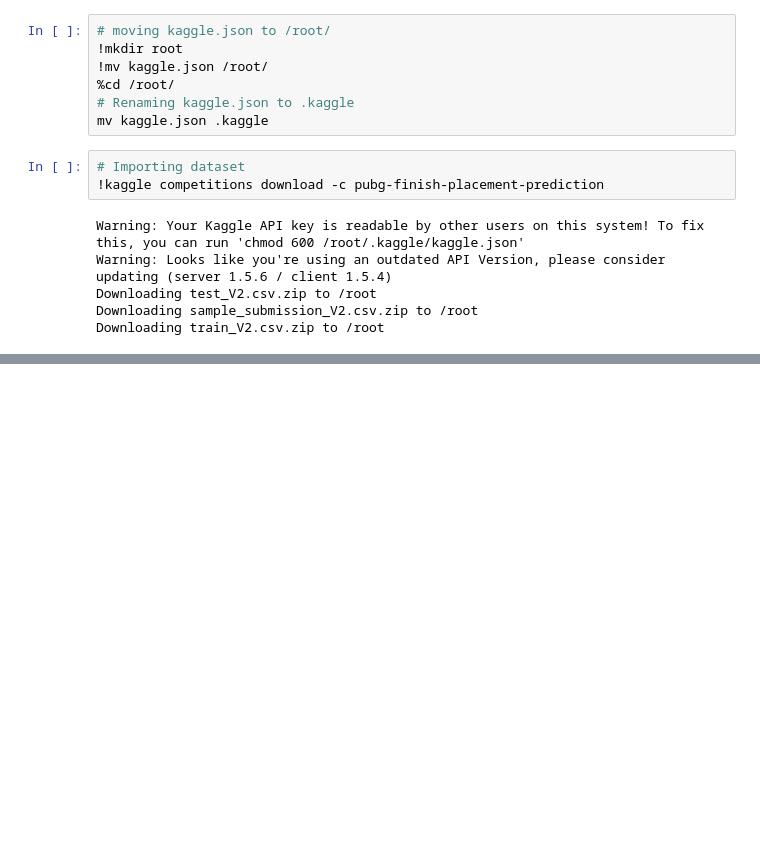
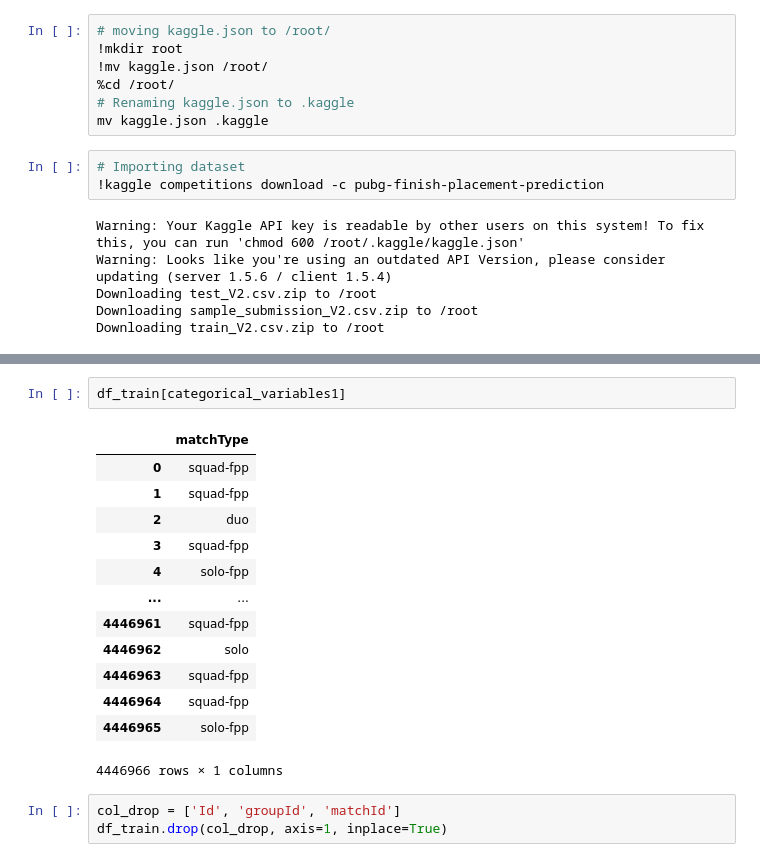
Before and after one commit to faisal3325/pubg_prediction, a Jupyter notebook: playground.ipynb, the cells around one changed output, grey strips where cells are left out. Saved outputs shown, nothing was run; the diff lists cells and outputs as text; blank space fills up the shorter version.

```diff
--- a/playground.ipynb
+++ b/playground.ipynb
@@ -31,0 +104,19 @@ Downloading train_V2.csv.zip to /root
+# %%
+df_train[categorical_variables1]
+# %% [output]
+|  | matchType |
+| 0 | squad-fpp |
+| 1 | squad-fpp |
+| 2 | duo |
+| 3 | squad-fpp |
+| 4 | solo-fpp |
+| ... | ... |
+| 4446961 | squad-fpp |
+| 4446962 | solo |
+| 4446963 | squad-fpp |
+| 4446964 | squad-fpp |
+| 4446965 | solo-fpp |
+4446966 rows × 1 columns
+# %%
+col_drop = ['Id', 'groupId', 'matchId']
+df_train.drop(col_drop, axis=1, inplace=True)
```
Also changed, not shown: parts of 10 cells of this notebook.
